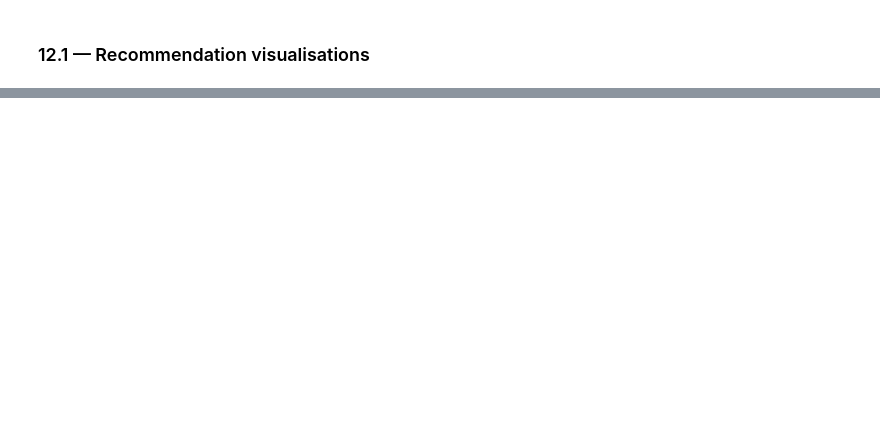
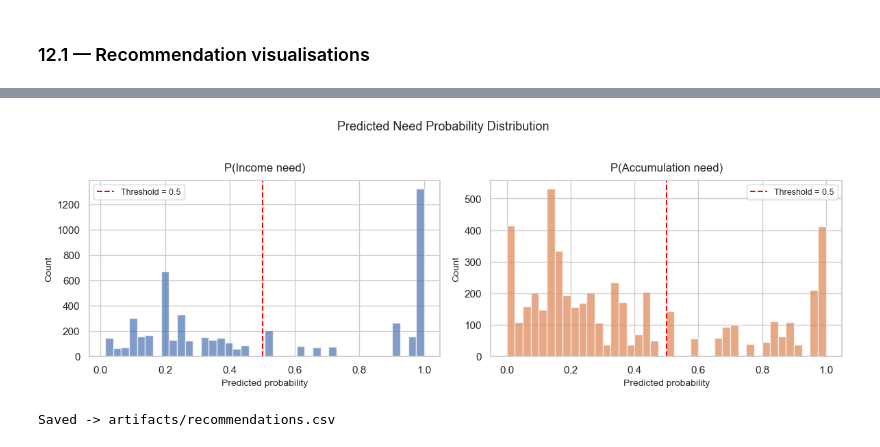
Before and after one commit to FiloCava03/EstimatingClientNeeds, a Jupyter notebook: Silvia_Crestani.ipynb, the cells around one changed output, grey strips where cells are left out. Cells and saved outputs as stored; diff of their text form; code cells hidden in the pictures; blank space fills up the shorter version.

```diff
--- a/Silvia_Crestani.ipynb
+++ b/Silvia_Crestani.ipynb
@@ -762,0 +704,11 @@ for _, row in rec_counts.head(3).iterrows():
+# %%
+plot_need_probability_hist(p_acc_check, p_inc_check, need_threshold=THR_INC)
+# %% [output]
+[figure, added]
+# %%
+import os
+os.makedirs('artifacts', exist_ok=True)
+nba.to_csv('artifacts/recommendations.csv', index=False)
+print('Saved -> artifacts/recommendations.csv')
+# %% [output]
+Saved -> artifacts/recommendations.csv
```
Also changed, not shown: parts of 23 cells of this notebook, 8 other files.
